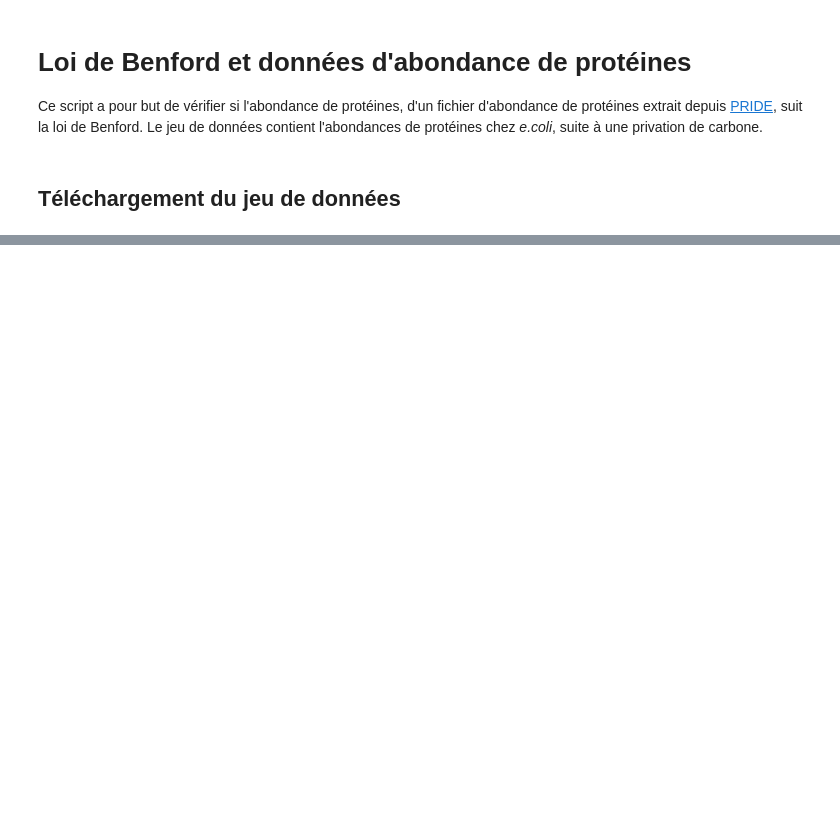
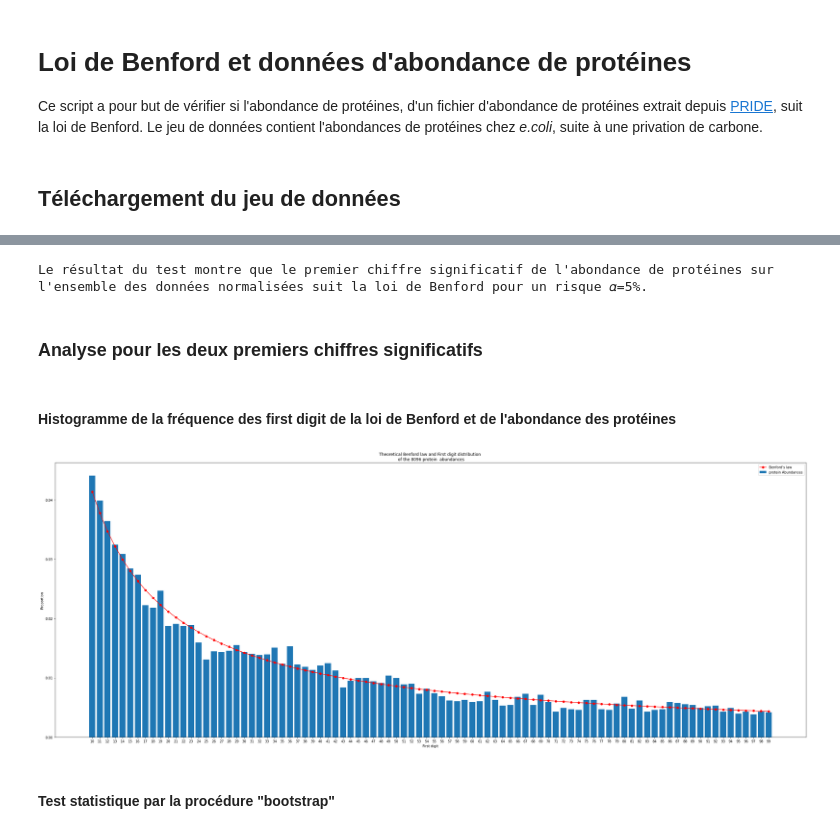
Before and after one commit to pierrepo/benford-law, a Jupyter notebook: data_abundance_analysis/e.coli_abundance.ipynb, the cells around one changed output, grey strips where cells are left out. Drawn from its saved outputs; the diff is of its cells as text; code cells hidden in the pictures; blank space fills up the shorter version.

```diff
--- a/data_abundance_analysis/e.coli_abundance.ipynb
+++ b/data_abundance_analysis/e.coli_abundance.ipynb
@@ -41,0 +111,27 @@ ValueError: File is not a recognized excel file
+# %%
+if p_val > 0.05:
+    print("Le résultat du test montre que le premier chiffre significatif de",
+          "l'abondance de protéines sur \nl'ensemble des données normalisées suit la loi de Benford pour un risque 𝛼=5%.")
+else:
+    print("Le résultat du test montre que le premier chiffre significatif de",
+          "l'abondance de protéines sur \nl'ensemble des données normalisées ne suit pas la loi de Benford pour un ",
+          "risque 𝛼=5%.")
+# %% [output]
+Le résultat du test montre que le premier chiffre significatif de l'abondance de protéines sur
+l'ensemble des données normalisées suit la loi de Benford pour un risque 𝛼=5%.
+# %% [markdown]
+### Analyse pour les deux premiers chiffres significatifs
+# %%
+f_benford = benford.get_theoretical_freq_benford(2)
+d_obs = benford.count_first_digit(abundance_tot_norm, 2)
+# %% [markdown]
+#### Histogramme de la fréquence des first digit de la loi de Benford et de l'abondance des protéines
+# %%
+benford.build_hist_freq_ben(benford.normalize_first_digit(d_obs), f_benford, nb_digit=2,
+                            title=("Theoretical Benford law and First digit distribution \n "
+                            f"of the {sum(d_obs)} protein  abundances"),
+                            legend="protein Abundances", size=(40, 15))
+# %% [output]
+[figure, added]
+# %% [markdown]
+#### Test statistique par la procédure "bootstrap"
```
Also changed, not shown: parts of 50 cells of this notebook, 1 other file.
